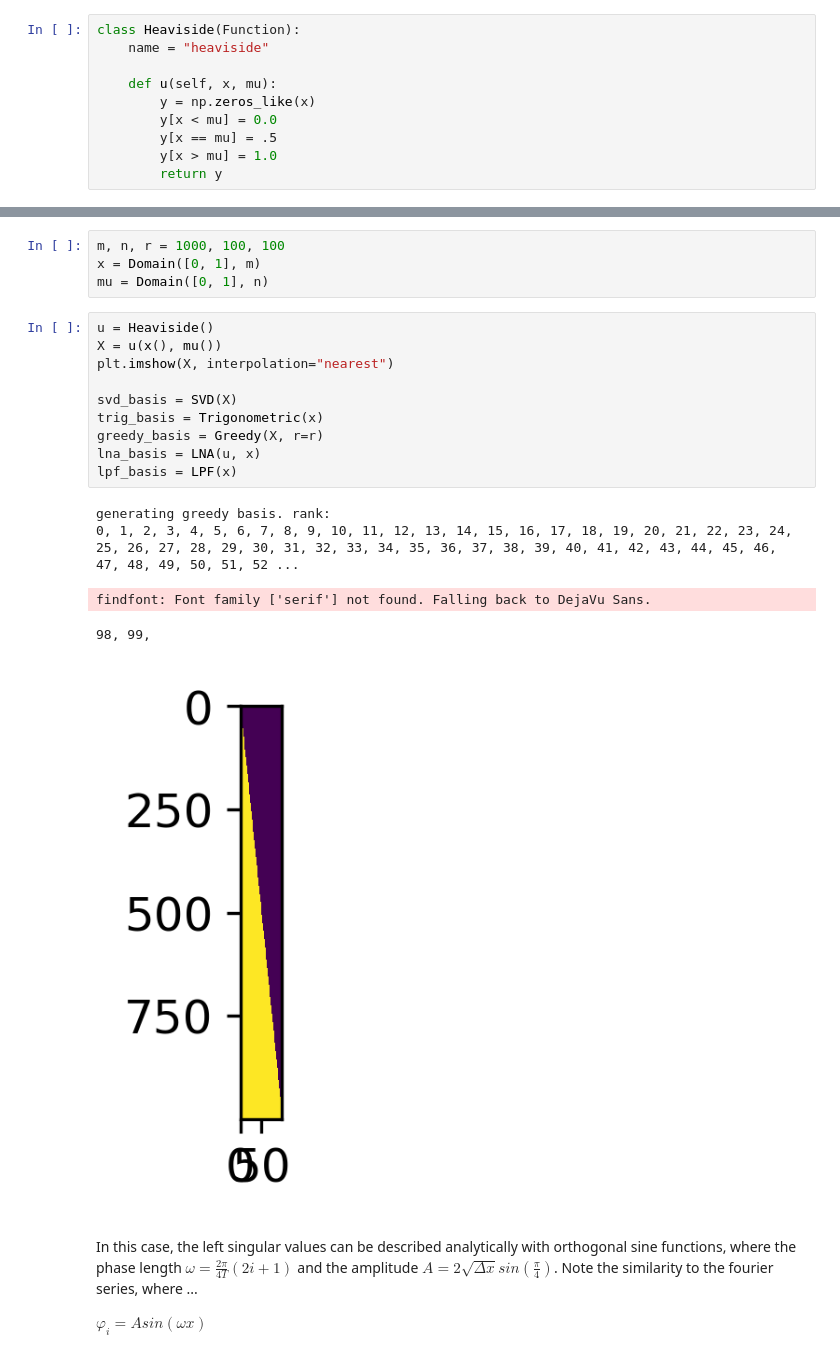
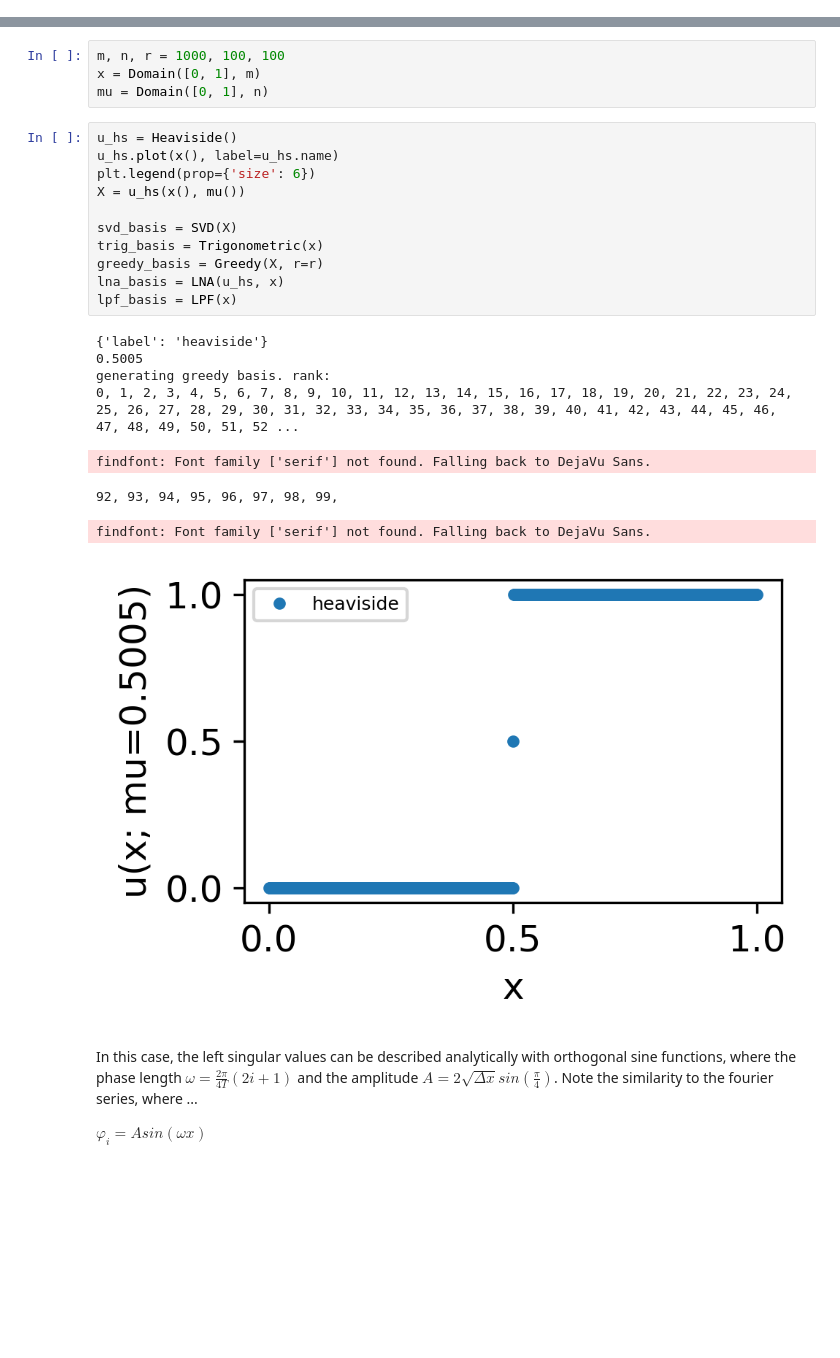
Before and after one commit to flabowski/n_widths_for_transport, a Jupyter notebook: n-widths for transport problems.ipynb, the cells around one changed output, grey strips where cells are left out. Saved outputs shown, nothing was run; the diff lists cells and outputs as text; blank space fills up the shorter version.

```diff
--- a/n-widths for transport problems.ipynb
+++ b/n-widths for transport problems.ipynb
@@ -60,10 +20,0 @@ class Function:
-# %%
-class Heaviside(Function):
-    name = "heaviside"
-
-    def u(self, x, mu):
-        y = np.zeros_like(x)
-        y[x < mu] = 0.0
-        y[x == mu] = .5
-        y[x > mu] = 1.0
-        return y
@@ -261,21 +73,25 @@ m, n, r = 1000, 100, 100
 x = Domain([0, 1], m)
 mu = Domain([0, 1], n)
 # %%
-u = Heaviside()
-X = u(x(), mu())
-plt.imshow(X, interpolation="nearest")
+u_hs = Heaviside()
+u_hs.plot(x(), label=u_hs.name)
+plt.legend(prop={'size': 6})
+X = u_hs(x(), mu())
 
 svd_basis = SVD(X)
 trig_basis = Trigonometric(x)
 greedy_basis = Greedy(X, r=r)
-lna_basis = LNA(u, x)
+lna_basis = LNA(u_hs, x)
 lpf_basis = LPF(x)
 # %% [output]
+{'label': 'heaviside'}
+0.5005
 generating greedy basis. rank:
 0, 1, 2, 3, 4, 5, 6, 7, 8, 9, 10, 11, 12, 13, 14, 15, 16, 17, 18, 19, 20, 21, 22, 23, 24, 25, 26, 27, 28, 29, 30, 31, 32, 33, 34, 35, 36, 37, 38, 39, 40, 41, 42, 43, 44, 45, 46, 47, 48, 49, 50, 51, 52 ...
 findfont: Font family ['serif'] not found. Falling back to DejaVu Sans.
-98, 99,
+92, 93, 94, 95, 96, 97, 98, 99,
+findfont: Font family ['serif'] not found. Falling back to DejaVu Sans.
-[figure, old version]
+[figure, new version]
 # %% [markdown]
 In this case, the left singular values can be described analytically with orthogonal sine functions, where the phase length $ \omega = \frac{2  \pi }{4 T}(2 i+1) $ and the amplitude $A = 2 \sqrt{\Delta x} sin(\frac{\pi}{4})$. Note the similarity to the fourier series, where ...
 
```
Also changed, not shown: parts of 27 cells of this notebook, 2 other files.
